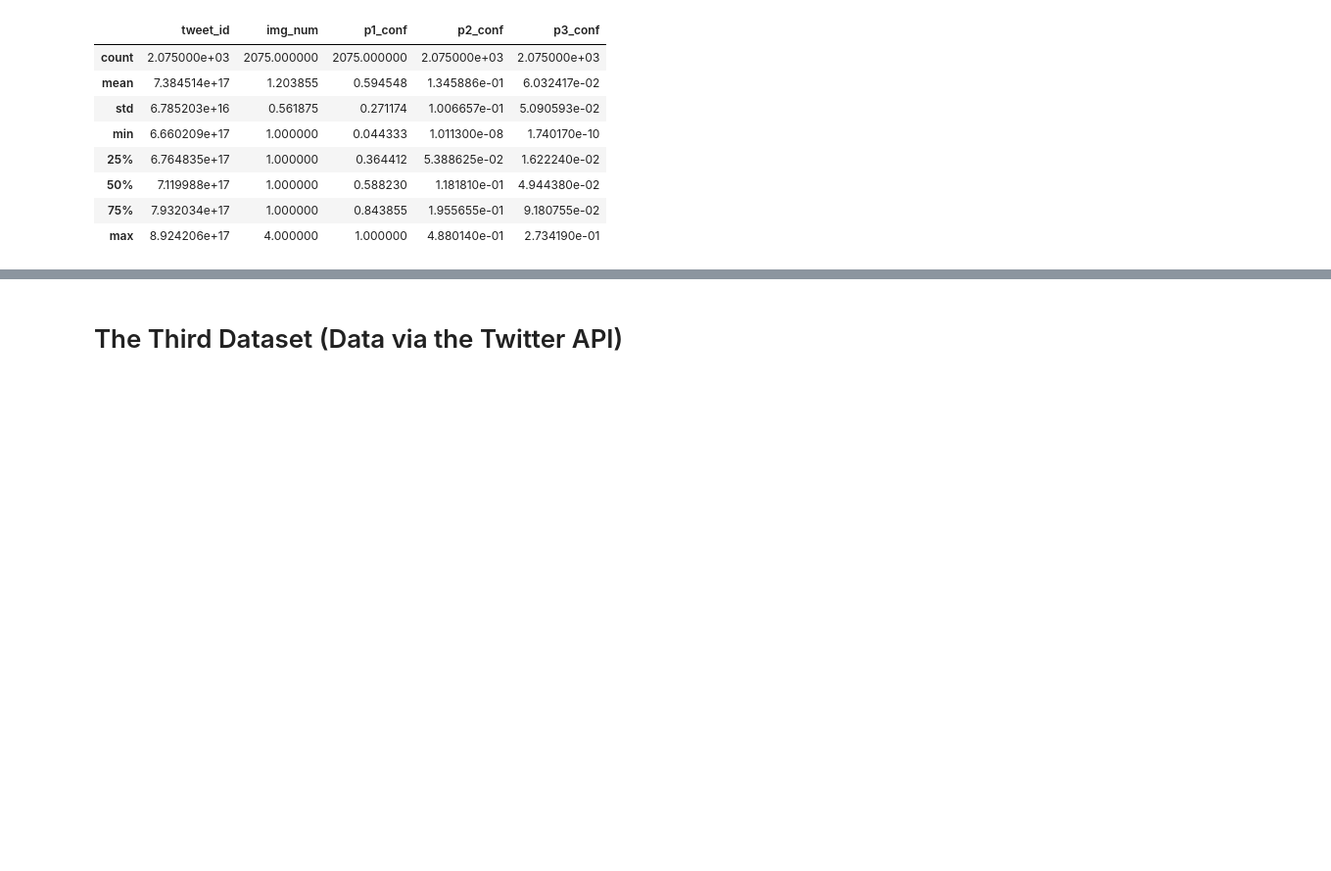
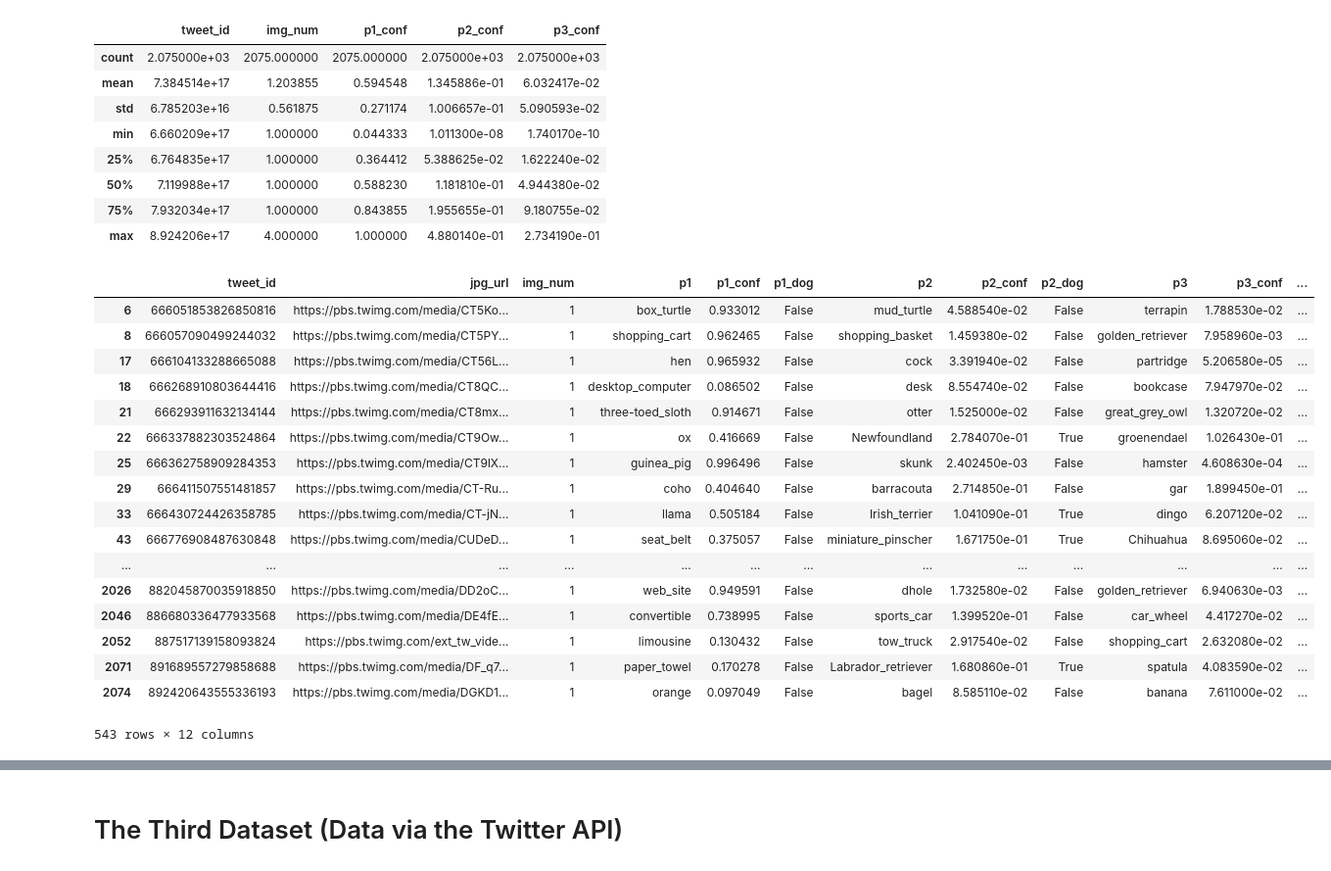
Before and after one commit to ManalAlkallas/WeRateDogs, a Jupyter notebook: wrangle_act.ipynb, the cells around one changed output, grey strips where cells are left out. Shown: that part at 98% size. Cells and saved outputs as stored; diff of their text form; code cells hidden in the pictures; blank space fills up the shorter version.

```diff
--- a/wrangle_act.ipynb
+++ b/wrangle_act.ipynb
@@ -331,3 +337,24 @@ prediction.describe()
 | 50% | 7.119988e+17 | 1.000000 | 0.588230 | 1.181810e-01 | 4.944380e-02 |
 | 75% | 7.932034e+17 | 1.000000 | 0.843855 | 1.955655e-01 | 9.180755e-02 |
 | max | 8.924206e+17 | 4.000000 | 1.000000 | 4.880140e-01 | 2.734190e-01 |
+# %%
+prediction[prediction['p1_dog']== False]
+# %% [output]
+|  | tweet_id | jpg_url | img_num | p1 | p1_conf | p1_dog | p2 | p2_conf | p2_dog | p3 | p3_conf | ... |
+| 6 | 666051853826850816 | https://pbs.twimg.com/media/CT5Ko... | 1 | box_turtle | 0.933012 | False | mud_turtle | 4.588540e-02 | False | terrapin | 1.788530e-02 | ... |
+| 8 | 666057090499244032 | https://pbs.twimg.com/media/CT5PY... | 1 | shopping_cart | 0.962465 | False | shopping_basket | 1.459380e-02 | False | golden_retriever | 7.958960e-03 | ... |
+| 17 | 666104133288665088 | https://pbs.twimg.com/media/CT56L... | 1 | hen | 0.965932 | False | cock | 3.391940e-02 | False | partridge | 5.206580e-05 | ... |
+| 18 | 666268910803644416 | https://pbs.twimg.com/media/CT8QC... | 1 | desktop_computer | 0.086502 | False | desk | 8.554740e-02 | False | bookcase | 7.947970e-02 | ... |
+| 21 | 666293911632134144 | https://pbs.twimg.com/media/CT8mx... | 1 | three-toed_sloth | 0.914671 | False | otter | 1.525000e-02 | False | great_grey_owl | 1.320720e-02 | ... |
+| 22 | 666337882303524864 | https://pbs.twimg.com/media/CT9Ow... | 1 | ox | 0.416669 | False | Newfoundland | 2.784070e-01 | True | groenendael | 1.026430e-01 | ... |
+| 25 | 666362758909284353 | https://pbs.twimg.com/media/CT9lX... | 1 | guinea_pig | 0.996496 | False | skunk | 2.402450e-03 | False | hamster | 4.608630e-04 | ... |
+| 29 | 666411507551481857 | https://pbs.twimg.com/media/CT-Ru... | 1 | coho | 0.404640 | False | barracouta | 2.714850e-01 | False | gar | 1.899450e-01 | ... |
+| 33 | 666430724426358785 | https://pbs.twimg.com/media/CT-jN... | 1 | llama | 0.505184 | False | Irish_terrier | 1.041090e-01 | True | dingo | 6.207120e-02 | ... |
+| 43 | 666776908487630848 | https://pbs.twimg.com/media/CUDeD... | 1 | seat_belt | 0.375057 | False | miniature_pinscher | 1.671750e-01 | True | Chihuahua | 8.695060e-02 | ... |
+| ... | ... | ... | ... | ... | ... | ... | ... | ... | ... | ... | ... | ... |
+| 2026 | 882045870035918850 | https://pbs.twimg.com/media/DD2oC... | 1 | web_site | 0.949591 | False | dhole | 1.732580e-02 | False | golden_retriever | 6.940630e-03 | ... |
+| 2046 | 886680336477933568 | https://pbs.twimg.com/media/DE4fE... | 1 | convertible | 0.738995 | False | sports_car | 1.399520e-01 | False | car_wheel | 4.417270e-02 | ... |
+| 2052 | 887517139158093824 | https://pbs.twimg.com/ext_tw_vide... | 1 | limousine | 0.130432 | False | tow_truck | 2.917540e-02 | False | shopping_cart | 2.632080e-02 | ... |
+| 2071 | 891689557279858688 | https://pbs.twimg.com/media/DF_q7... | 1 | paper_towel | 0.170278 | False | Labrador_retriever | 1.680860e-01 | True | spatula | 4.083590e-02 | ... |
+| 2074 | 892420643555336193 | https://pbs.twimg.com/media/DGKD1... | 1 | orange | 0.097049 | False | bagel | 8.585110e-02 | False | banana | 7.611000e-02 | ... |
+543 rows × 12 columns
```
Also changed, not shown: parts of 66 cells of this notebook, 1 other file.
